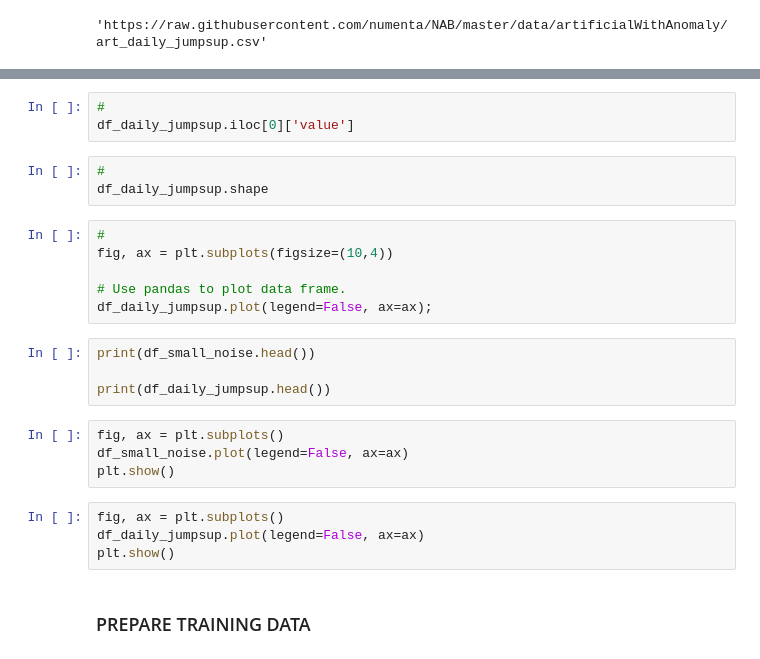
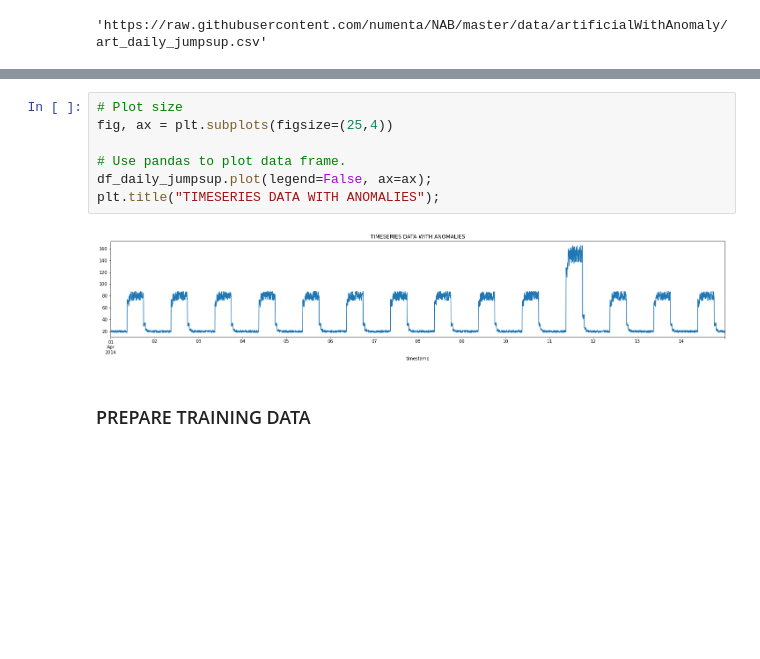
Before and after one commit to AnteDujic/MLS---Assesment, a Jupyter notebook: Practicals/05 - anomaly_detection.ipynb, the cells around one changed output, grey strips where cells are left out. Drawn from its saved outputs; the diff is of its cells as text; blank space fills up the shorter version.

```diff
--- a/Practicals/05 - anomaly_detection.ipynb
+++ b/Practicals/05 - anomaly_detection.ipynb
@@ -176,27 +202,12 @@ df_daily_jumpsup.describe()
-# %%
-#
-df_daily_jumpsup.iloc[0]['value']
-# %%
-#
-df_daily_jumpsup.shape
 # %%
-#
-fig, ax = plt.subplots(figsize=(10,4))
+# Plot size
+fig, ax = plt.subplots(figsize=(25,4))
 
 # Use pandas to plot data frame.
 df_daily_jumpsup.plot(legend=False, ax=ax);
+plt.title("TIMESERIES DATA WITH ANOMALIES");
+# %% [output]
+[figure, added]
-# %%
-print(df_small_noise.head())
-
-print(df_daily_jumpsup.head())
-# %%
-fig, ax = plt.subplots()
-df_small_noise.plot(legend=False, ax=ax)
-plt.show()
-# %%
-fig, ax = plt.subplots()
-df_daily_jumpsup.plot(legend=False, ax=ax)
-plt.show()
 # %% [markdown]
 ### PREPARE TRAINING DATA
 # %%
```
Also changed, not shown: parts of 29 cells of this notebook, 1 other file.
